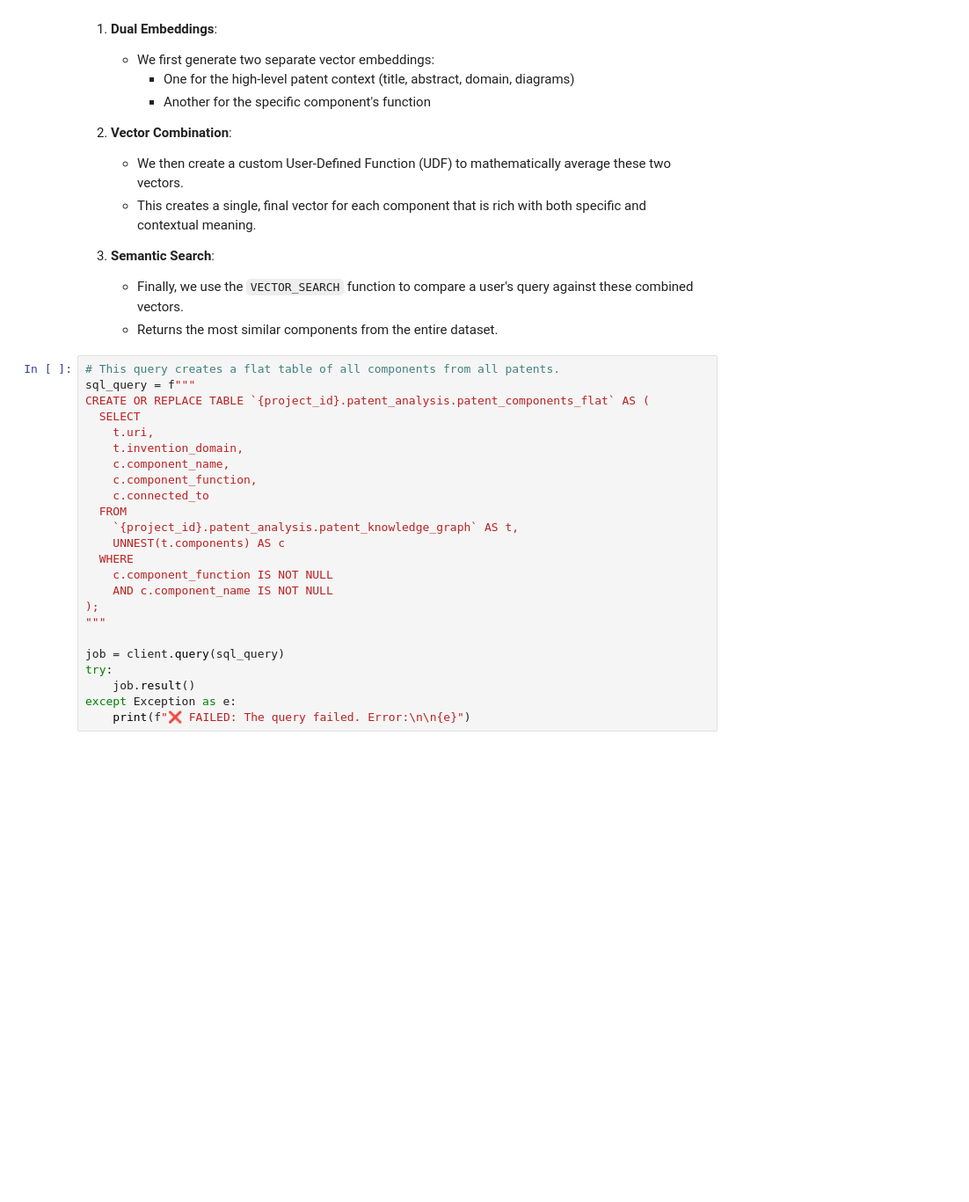
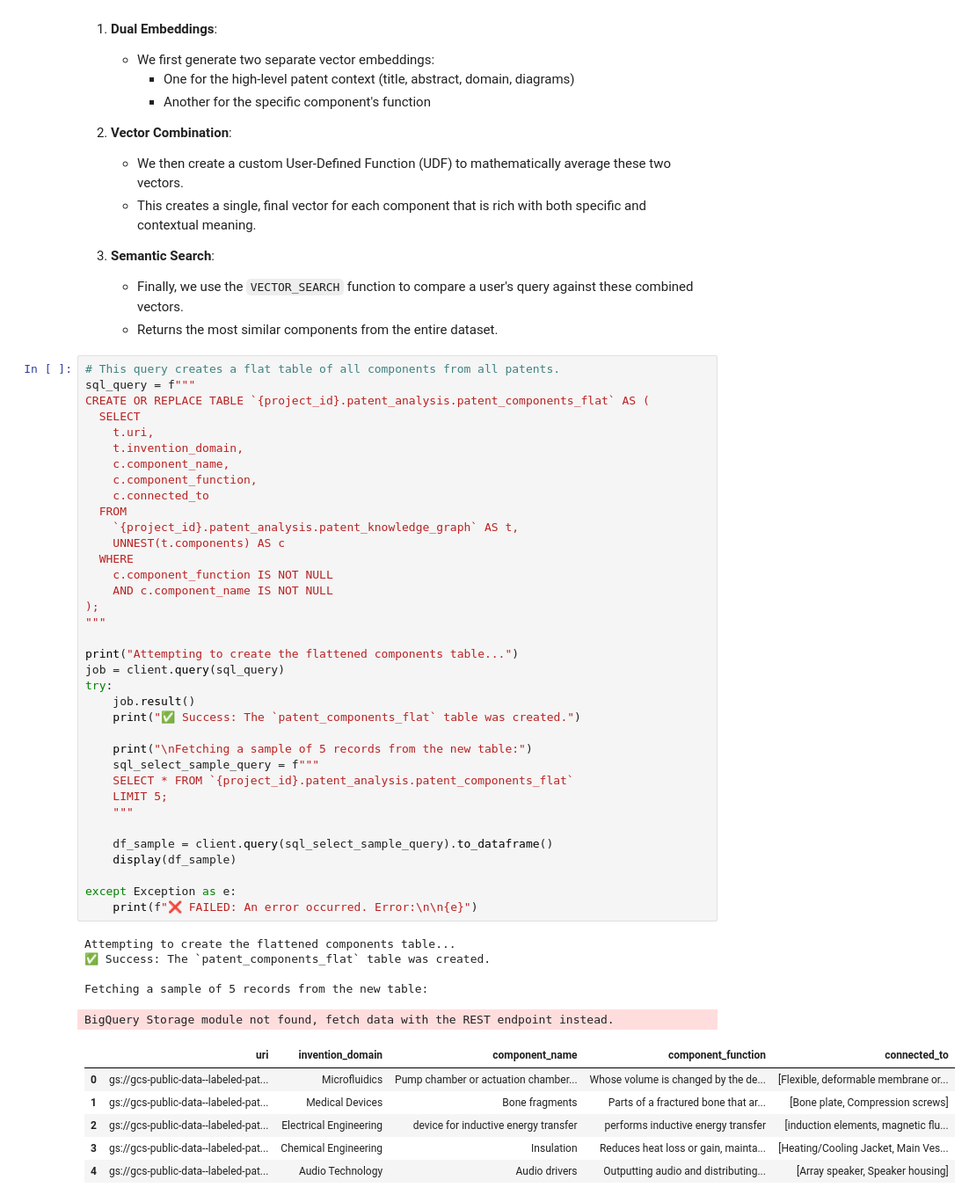
Before and after one commit to vserifoglu/bq-ai-patent-analyst, a Jupyter notebook: notebooks/bigquery-ai-the-patent-analyst-project.ipynb, the cells around one changed output. Shown at 88% size. Drawn from its saved outputs; the diff is of its cells as text; blank space fills up the shorter version.

```diff
--- a/notebooks/bigquery-ai-the-patent-analyst-project.ipynb
+++ b/notebooks/bigquery-ai-the-patent-analyst-project.ipynb
@@ -914,27 +935,51 @@ The process involves three key stages, all performed within BigQuery:
 # %%
 # This query creates a flat table of all components from all patents.
 sql_query = f"""
 CREATE OR REPLACE TABLE `{project_id}.patent_analysis.patent_components_flat` AS (
   SELECT
     t.uri,
     t.invention_domain,
     c.component_name,
     c.component_function,
     c.connected_to
   FROM
     `{project_id}.patent_analysis.patent_knowledge_graph` AS t,
     UNNEST(t.components) AS c
   WHERE
     c.component_function IS NOT NULL
     AND c.component_name IS NOT NULL
 );
 """
 
+print("Attempting to create the flattened components table...")
 job = client.query(sql_query)
 try:
     job.result()
+    print("✅ Success: The `patent_components_flat` table was created.")
+
+    print("\nFetching a sample of 5 records from the new table:")
+    sql_select_sample_query = f"""
+    SELECT * FROM `{project_id}.patent_analysis.patent_components_flat`
+    LIMIT 5;
+    """
+
+    df_sample = client.query(sql_select_sample_query).to_dataframe()
+    display(df_sample)
+
 except Exception as e:
-    print(f"❌ FAILED: The query failed. Error:\n\n{e}")
+    print(f"❌ FAILED: An error occurred. Error:\n\n{e}")
+# %% [output]
+Attempting to create the flattened components table...
+✅ Success: The `patent_components_flat` table was created.
+
+Fetching a sample of 5 records from the new table:
+BigQuery Storage module not found, fetch data with the REST endpoint instead.
+|  | uri | invention_domain | component_name | component_function | connected_to |
+| 0 | gs://gcs-public-data--labeled-pat... | Microfluidics | Pump chamber or actuation chamber... | Whose volume is changed by the de... | [Flexible, deformable membrane or... |
+| 1 | gs://gcs-public-data--labeled-pat... | Medical Devices | Bone fragments | Parts of a fractured bone that ar... | [Bone plate, Compression screws] |
+| 2 | gs://gcs-public-data--labeled-pat... | Electrical Engineering | device for inductive energy transfer | performs inductive energy transfer | [induction elements, magnetic flu... |
+| 3 | gs://gcs-public-data--labeled-pat... | Chemical Engineering | Insulation | Reduces heat loss or gain, mainta... | [Heating/Cooling Jacket, Main Ves... |
+| 4 | gs://gcs-public-data--labeled-pat... | Audio Technology | Audio drivers | Outputting audio and distributing... | [Array speaker, Speaker housing] |
 # %%
 # This query creates a single context vector for each patent, reading from ai_text_extraction table.
 sql_query = f"""
```
Also changed, not shown: parts of 20 cells of this notebook.
